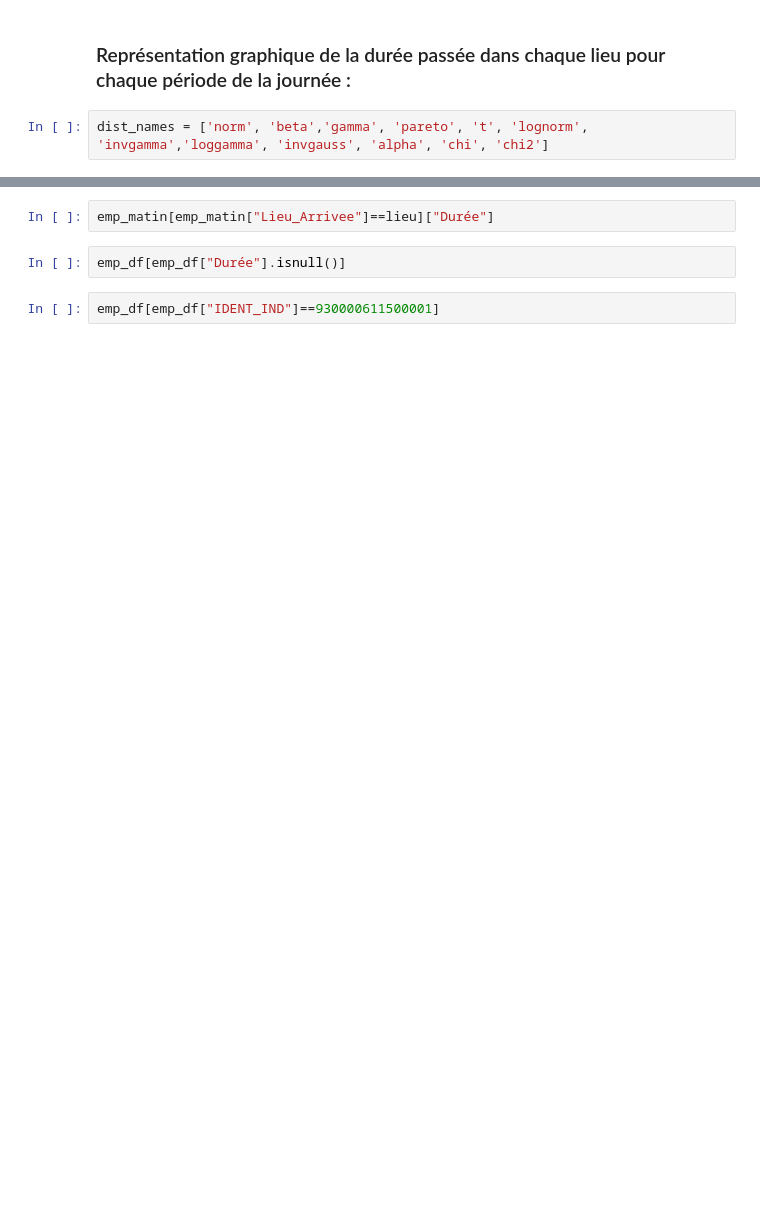
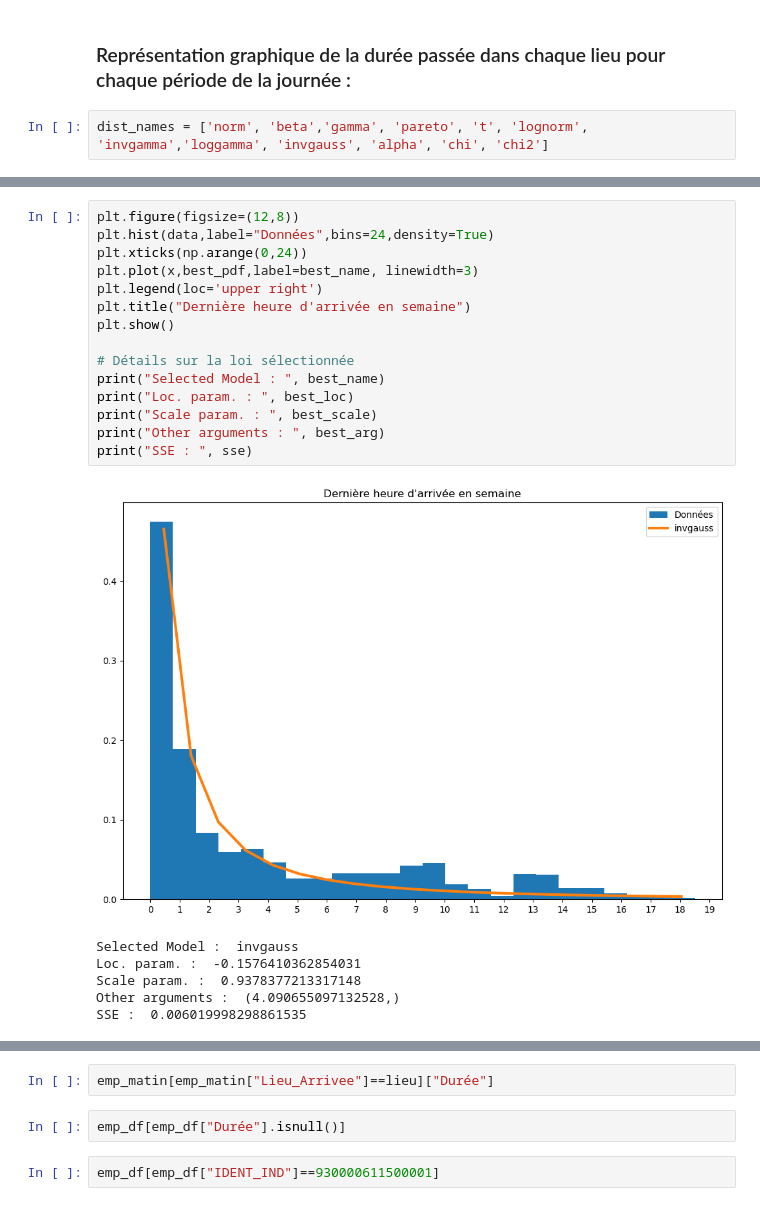
Before and after one commit to kilianguillon/Projet_statapp, a Jupyter notebook: DureeLieu.ipynb, the cells around one changed output, grey strips where cells are left out. Cells and saved outputs as stored; diff of their text form; blank space fills up the shorter version.

```diff
--- a/DureeLieu.ipynb
+++ b/DureeLieu.ipynb
@@ -48,3 +136,25 @@ dist_names = ['norm', 'beta','gamma', 'pareto', 't', 'lognorm', 'invgamma','logg
+# %%
+plt.figure(figsize=(12,8))
+plt.hist(data,label="Données",bins=24,density=True)
+plt.xticks(np.arange(0,24))
+plt.plot(x,best_pdf,label=best_name, linewidth=3)
+plt.legend(loc='upper right')
+plt.title("Dernière heure d'arrivée en semaine")
+plt.show()
+
+# Détails sur la loi sélectionnée
+print("Selected Model : ", best_name)
+print("Loc. param. : ", best_loc)
+print("Scale param. : ", best_scale)
+print("Other arguments : ", best_arg)
+print("SSE : ", sse)
+# %% [output]
+[figure, added]
+Selected Model :  invgauss
+Loc. param. :  -0.1576410362854031
+Scale param. :  0.9378377213317148
+Other arguments :  (4.090655097132528,)
+SSE :  0.006019998298861535
 # %%
 fig, ax = plt.subplots(3, 2, figsize=(12, 12))
 
```
Also changed, not shown: parts of 12 cells of this notebook.
